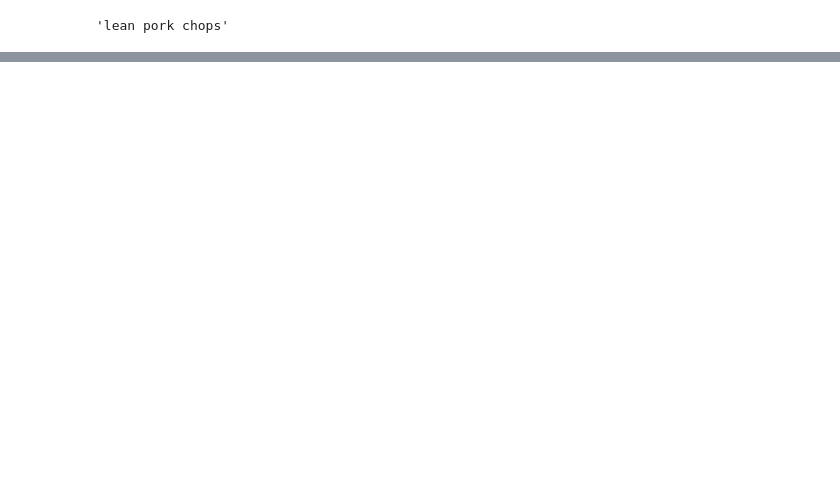
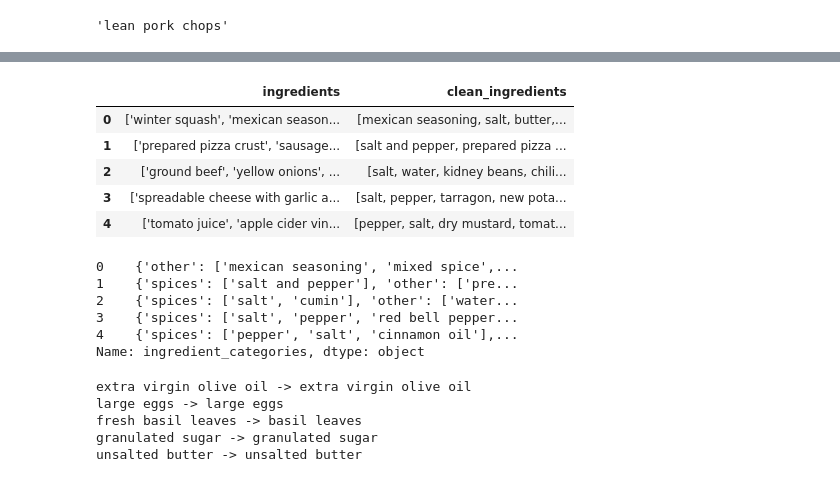
Before and after one commit to Mangetamain/mangetamain, a Jupyter notebook: preprocessing/prepro.ipynb, the cells around one changed output, grey strips where cells are left out. Drawn from its saved outputs; the diff is of its cells as text; code cells hidden in the pictures; blank space fills up the shorter version.

```diff
--- a/preprocessing/prepro.ipynb
+++ b/preprocessing/prepro.ipynb
@@ -182,0 +218,2 @@ TypeError: 'numpy.ndarray' object is not callable
+# %%
+preproc = IngredientPreprocessor()
@@ -182,0 +239,31 @@ TypeError: 'numpy.ndarray' object is not callable
+# %%
+subset = recipes_df.head(500).copy()
+subset["clean_ingredients"] = subset["ingredients"].apply(preproc.parse_and_clean)
+subset[["ingredients", "clean_ingredients"]].head()
+# %% [output]
+|  | ingredients | clean_ingredients |
+| 0 | ['winter squash', 'mexican season... | [mexican seasoning, salt, butter,... |
+| 1 | ['prepared pizza crust', 'sausage... | [salt and pepper, prepared pizza ... |
+| 2 | ['ground beef', 'yellow onions', ... | [salt, water, kidney beans, chili... |
+| 3 | ['spreadable cheese with garlic a... | [salt, pepper, tarragon, new pota... |
+| 4 | ['tomato juice', 'apple cider vin... | [pepper, salt, dry mustard, tomat... |
+# %%
+subset["ingredient_categories"] = subset["clean_ingredients"].apply(preproc.categorize)
+subset["ingredient_categories"].head()
+# %% [output]
+0    {'other': ['mexican seasoning', 'mixed spice',...
+1    {'spices': ['salt and pepper'], 'other': ['pre...
+2    {'spices': ['salt', 'cumin'], 'other': ['water...
+3    {'spices': ['salt', 'pepper', 'red bell pepper...
+4    {'spices': ['pepper', 'salt', 'cinnamon oil'],...
+Name: ingredient_categories, dtype: object
+# %%
+tests = ["extra virgin olive oil", "large eggs", "fresh basil leaves", "granulated sugar", "unsalted butter"]
+for t in tests:
+    print(t, "->", preproc.normalize_ingredient(t))
+# %% [output]
+extra virgin olive oil -> extra virgin olive oil
+large eggs -> large eggs
+fresh basil leaves -> basil leaves
+granulated sugar -> granulated sugar
+unsalted butter -> unsalted butter
```
Also changed, not shown: parts of 12 cells of this notebook.
